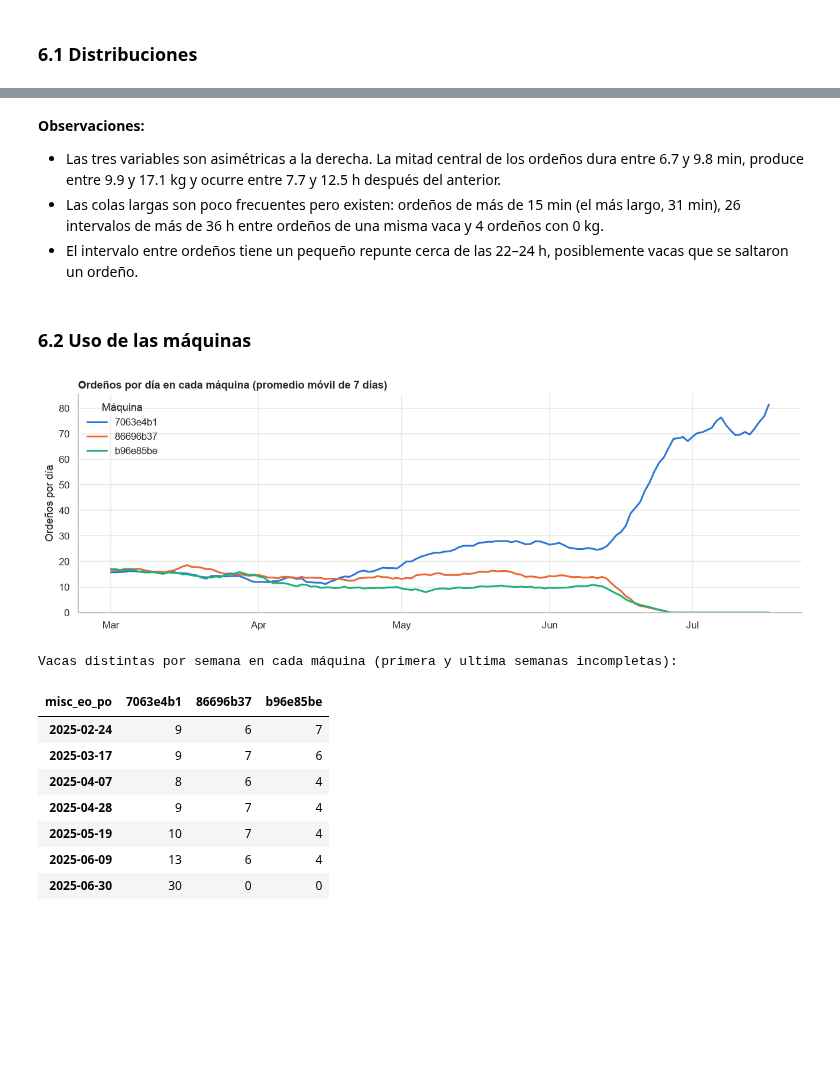
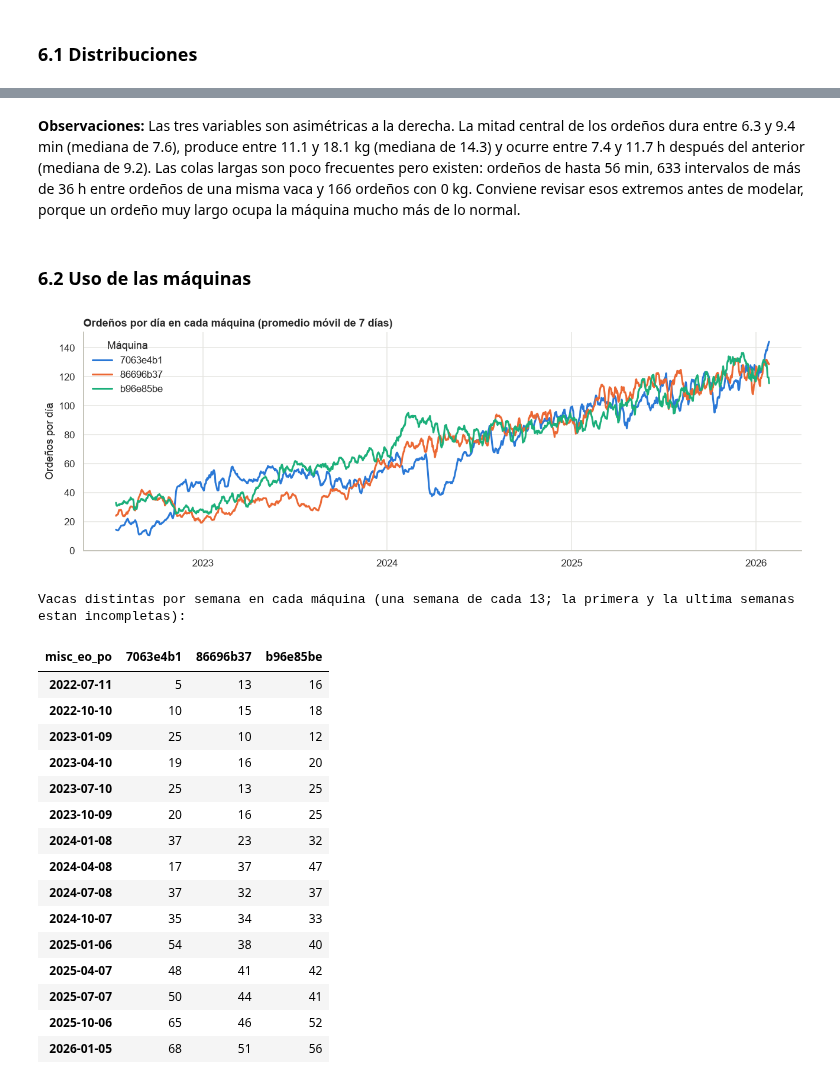
Before and after one commit to EmilioQuinonez/VACAS_IA, a Jupyter notebook: src/DU/understandingData.ipynb, the cells around one changed output, grey strips where cells are left out. Saved outputs shown, nothing was run; the diff lists cells and outputs as text; code cells hidden in the pictures; blank space fills up the shorter version.

```diff
--- a/src/DU/understandingData.ipynb
+++ b/src/DU/understandingData.ipynb
@@ -254,7 +288,13 @@ pd.crosstab(df["main_accion"], df["main_produccion_kg"].isna().map({True: "produ
 # %%
-# Nulos en los cuartos traseros: estan repartidos o concentrados en vacas especificas?
-ordenos = df[df["main_accion"] == "Ordeño"]
-for cuarto in ["dd", "ti", "td", "di"]:
-    faltantes = ordenos[ordenos[f"producciones_kg_{cuarto}"].isna()]["id_vaca"].value_counts()
-    print(f"Cuarto {cuarto.upper()} sin medicion en {faltantes.sum()} ordeños -> vacas: {faltantes.to_dict()}")
+# Nulos por cuarto: estan repartidos o concentrados en vacas especificas?
+ordenos = df[df["main_produccion_kg"].notna()]
+total = 0
+for cuarto in ["di", "dd", "ti", "td"]:
+    cuarto_nulo = ordenos[ordenos[f"producciones_kg_{cuarto}"] == 0]
+    print(f"Cuarto {cuarto.upper()} distribucion en las máquinas: \n")
+    nulos_por_maquina = cuarto_nulo.groupby("misc_eo_po").size().sort_values(ascending=False)
+    print(nulos_por_maquina.to_string())
+    print(f"Cuarto {cuarto.upper()} sin registro de produccion total: ", cuarto_nulo.shape[0])
+    total += cuarto_nulo.shape[0]
+print(f"Total de nulos en todos los cuartos: {total}")
 # %% [output]
@@ -551,17 +531,14 @@ Primero se ven las distribuciones de las variables principales, después cómo s
 # %%
 # Variables auxiliares para las graficas de esta seccion (no se guardan en disco)
 sesiones = df.drop_duplicates().copy()
-hora_texto = (sesiones["main_hora_de_inicio"]
-              .str.replace("a. m.", "AM", regex=False)
-              .str.replace("p. m.", "PM", regex=False))
-sesiones["inicio"] = pd.to_datetime(hora_texto, format="%d/%m/%Y %I:%M %p")
-
-partes = sesiones["main_duracion_mm_ss"].str.split(":", expand=True).astype(int)
-sesiones["duracion_seg"] = partes[0] * 60 + partes[1]
 sesiones["duracion_min"] = sesiones["duracion_seg"] / 60
 sesiones["fin"] = sesiones["inicio"] + pd.to_timedelta(sesiones["duracion_seg"], unit="s")
 sesiones["fecha"] = sesiones["inicio"].dt.normalize()
 sesiones["hora"] = sesiones["inicio"].dt.hour
+
+# Una "maquina" del archivo tiene solo 2 registros: se deja fuera
+maquinas = sorted(sesiones["misc_eo_po"].value_counts().loc[lambda s: s > 100].index)
+sesiones = sesiones[sesiones["misc_eo_po"].isin(maquinas)]
 
 # Horas desde el ordeño anterior de la misma vaca (solo entre ordeños)
 sesiones = sesiones.sort_values(["id_vaca", "inicio"])
@@ -572,7 +549,6 @@ sesiones.loc[es_ordeno, "horas_desde_anterior"] = (
 ordenos_ses = sesiones[es_ordeno].copy()
 
 # Un color fijo por maquina en todas las graficas
-maquinas = sorted(sesiones["misc_eo_po"].unique())
 color_maquina = dict(zip(maquinas, [AZUL, NARANJA, AQUA]))
 print(f"Ordeños: {len(ordenos_ses):,} | Máquinas: {maquinas}")
 # %% [output]
@@ -610,42 +586,47 @@ Intervalos de más de 36 h entre ordeños: 26
 # %% [markdown]
-**Observaciones:**
-- Las tres variables son asimétricas a la derecha. La mitad central de los ordeños dura entre 6.7 y 9.8 min, produce entre 9.9 y 17.1 kg y ocurre entre 7.7 y 12.5 h después del anterior.
-- Las colas largas son poco frecuentes pero existen: ordeños de más de 15 min (el más largo, 31 min), 26 intervalos de más de 36 h entre ordeños de una misma vaca y 4 ordeños con 0 kg.
-- El intervalo entre ordeños tiene un pequeño repunte cerca de las 22–24 h, posiblemente vacas que se saltaron un ordeño.
+**Observaciones:** Las tres variables son asimétricas a la derecha. La mitad central de los ordeños dura entre 6.3 y 9.4 min (mediana de 7.6), produce entre 11.1 y 18.1 kg (mediana de 14.3) y ocurre entre 7.4 y 11.7 h después del anterior (mediana de 9.2). Las colas largas son poco frecuentes pero existen: ordeños de hasta 56 min, 633 intervalos de más de 36 h entre ordeños de una misma vaca y 166 ordeños con 0 kg. Conviene revisar esos extremos antes de modelar, porque un ordeño muy largo ocupa la máquina mucho más de lo normal.
 # %% [markdown]
 ### 6.2 Uso de las máquinas
 # %%
 # Ordeños por dia en cada maquina (se quita el ultimo dia, que esta incompleto)
 dias_completos = pd.date_range(sesiones["fecha"].min(), sesiones["fecha"].max())[:-1]
 por_dia = (ordenos_ses.groupby(["fecha", "misc_eo_po"]).size().unstack(fill_value=0)
            .reindex(index=dias_completos, columns=maquinas, fill_value=0))
 
 fig, ax = plt.subplots(figsize=(12, 4.2))
 for maquina in maquinas:
     ax.plot(por_dia.index, por_dia[maquina].rolling(7, min_periods=3, center=True).mean(),
             color=color_maquina[maquina], linewidth=2, label=maquina)
 ax.set_title("Ordeños por día en cada máquina (promedio móvil de 7 días)")
 ax.set_ylabel("Ordeños por día")
 ax.set_ylim(0, None)
-ax.xaxis.set_major_locator(mdates.MonthLocator())
-ax.xaxis.set_major_formatter(mdates.DateFormatter("%b"))
+ax.xaxis.set_major_locator(mdates.YearLocator())
+ax.xaxis.set_major_formatter(mdates.DateFormatter("%Y"))
 ax.legend(title="Máquina", frameon=False)
 plt.tight_layout()
 plt.show()
 
-print("Vacas distintas por semana en cada máquina (primera y ultima semanas incompletas):")
+print("Vacas distintas por semana en cada máquina (una semana de cada 13; la primera y la ultima semanas estan incompletas):")
 por_semana = (ordenos_ses.groupby([ordenos_ses["inicio"].dt.to_period("W").dt.start_time, "misc_eo_po"])["id_vaca"]
               .nunique().unstack(fill_value=0))
 por_semana.index = por_semana.index.date
-por_semana.iloc[::3]
+por_semana.iloc[::13]
 # %% [output]
-[figure, old version]
+[figure, new version]
-Vacas distintas por semana en cada máquina (primera y ultima semanas incompletas):
+Vacas distintas por semana en cada máquina (una semana de cada 13; la primera y la ultima semanas estan incompletas):
 | misc_eo_po | 7063e4b1 | 86696b37 | b96e85be |
-| 2025-02-24 | 9 | 6 | 7 |
-| 2025-03-17 | 9 | 7 | 6 |
-| 2025-04-07 | 8 | 6 | 4 |
-| 2025-04-28 | 9 | 7 | 4 |
-| 2025-05-19 | 10 | 7 | 4 |
-| 2025-06-09 | 13 | 6 | 4 |
-| 2025-06-30 | 30 | 0 | 0 |
+| 2022-07-11 | 5 | 13 | 16 |
+| 2022-10-10 | 10 | 15 | 18 |
+| 2023-01-09 | 25 | 10 | 12 |
+| 2023-04-10 | 19 | 16 | 20 |
+| 2023-07-10 | 25 | 13 | 25 |
+| 2023-10-09 | 20 | 16 | 25 |
+| 2024-01-08 | 37 | 23 | 32 |
+| 2024-04-08 | 17 | 37 | 47 |
+| 2024-07-08 | 37 | 32 | 37 |
+| 2024-10-07 | 35 | 34 | 33 |
+| 2025-01-06 | 54 | 38 | 40 |
+| 2025-04-07 | 48 | 41 | 42 |
+| 2025-07-07 | 50 | 44 | 41 |
+| 2025-10-06 | 65 | 46 | 52 |
+| 2026-01-05 | 68 | 51 | 56 |
```
Also changed, not shown: parts of 50 cells of this notebook.
